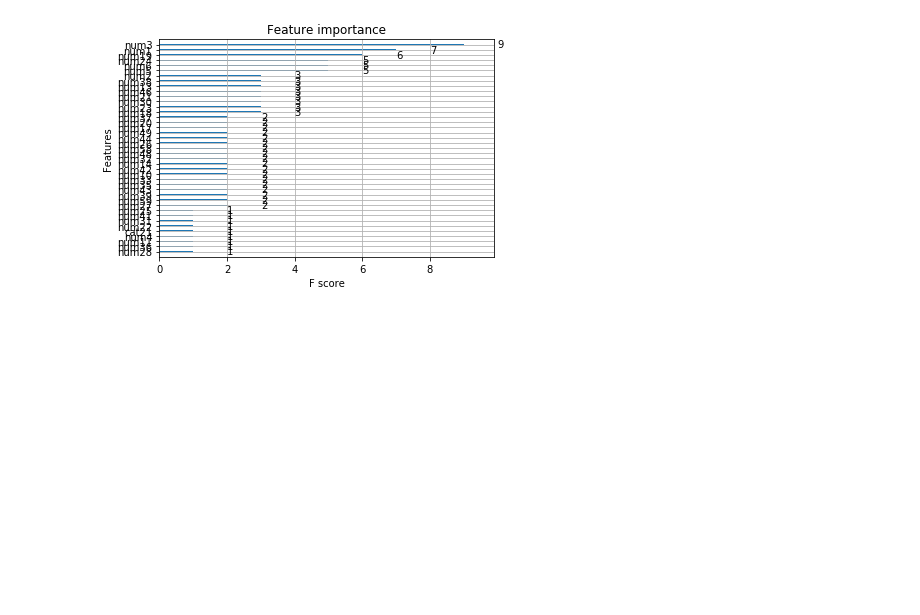
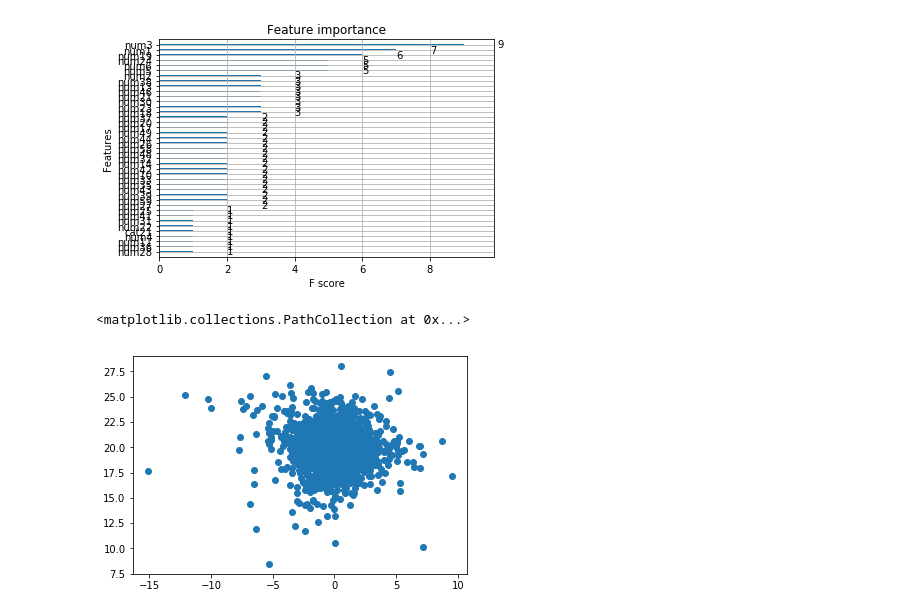
Before and after one commit to john-coletta/fall3orange3, a Jupyter notebook: machine-learning.ipynb, the cells around one changed output. Drawn from its saved outputs; the diff is of its cells as text; code cells hidden in the pictures; blank space fills up the shorter version.

```diff
--- a/machine-learning.ipynb
+++ b/machine-learning.ipynb
@@ -358,3 +384,8 @@ xg.plot_importance(bst);
 # %% [output]
 <matplotlib.axes._subplots.AxesSubplot at 0x...>
 [figure]
+# %%
+plt.scatter(var_train['num3'],target_train)
+# %% [output]
+<matplotlib.collections.PathCollection at 0x...>
+[figure, added]
```
Also changed, not shown: parts of 12 cells of this notebook.
